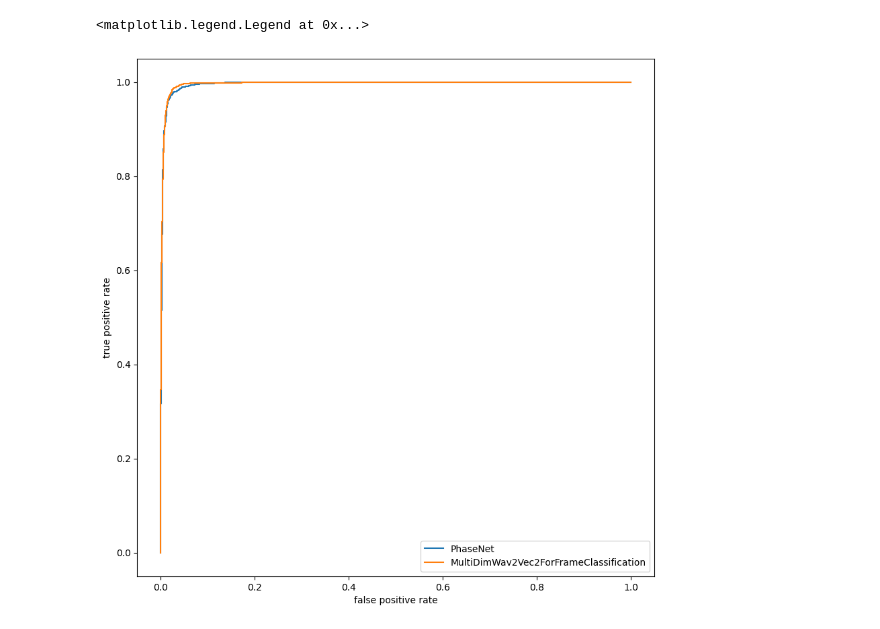
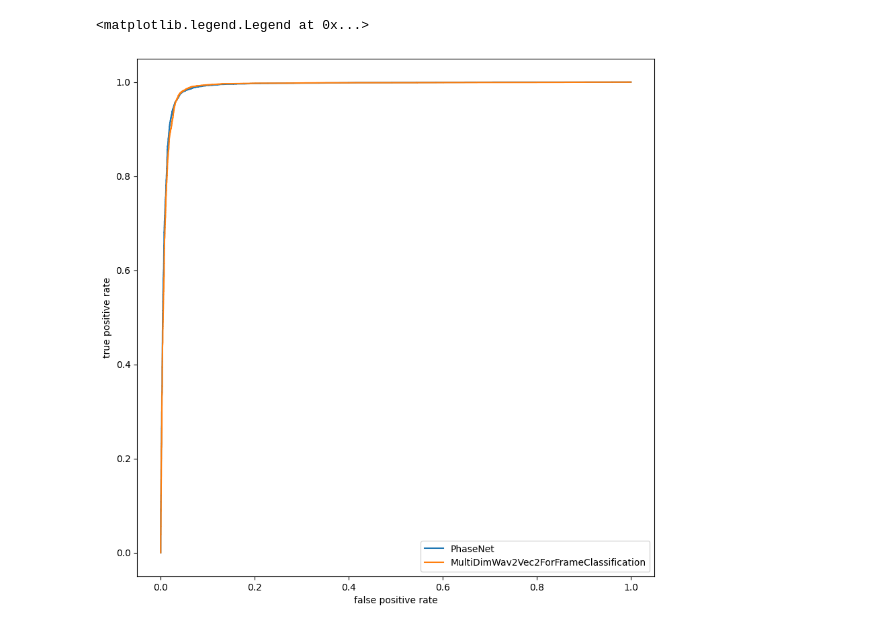
Before and after one commit to liutianlin0121/seisLM, a Jupyter notebook: notebooks/seisbench_compare.ipynb, the cells around one changed output. Cells and saved outputs as stored; diff of their text form; code cells hidden in the pictures.

```diff
--- a/notebooks/seisbench_compare.ipynb
+++ b/notebooks/seisbench_compare.ipynb
@@ -58,38 +56,36 @@ saved to /home/liu0003/Desktop/projects/seisLM/evaluation_results/MultiDimWav2Ve
 # %%
 task = 1 # '23'
-eval_set = 'dev' #'test'
+eval_set = 'test' #'test'
 model_name = 'PhaseNet'
 data_name = 'ethz'
-# for data_name in data_aliases.keys():
 
 fig = plt.figure(figsize=(10, 10))
 ax = fig.add_subplot(111)
 
 for model_name in ['PhaseNet', 'MultiDimWav2Vec2ForFrameClassification']:
+
   pred_path = (
-    Path(gitdir())
-    / "evaluation_results"
+    Path(project_path.EVAL_SAVE_DIR)
     / f"{model_name}_{data_name}"
     / f"{eval_set}_task{task}.csv"
   )
-
 
   pred = pd.read_csv(pred_path)
 
   pred["trace_type_bin"] = pred["trace_type"] == "earthquake"
 
   fpr, tpr, _ = roc_curve(pred["trace_type_bin"], pred["score_detection"])
 
   ax.plot(fpr, tpr, label=model_name)
   ax.set_aspect("equal")
 
   ax.set_xlabel("false positive rate")
   ax.set_ylabel("true positive rate")
   # ax.set_title(f"{model_name}; train: {data_name}; eval: {eval_set}-{task}")
 plt.legend()
 # %% [output]
 <matplotlib.legend.Legend at 0x...>
-[figure, old version]
+[figure, new version]
 # %%
 import numpy as np
 
```
Also changed, not shown: parts of 3 cells of this notebook, 2 other files.
